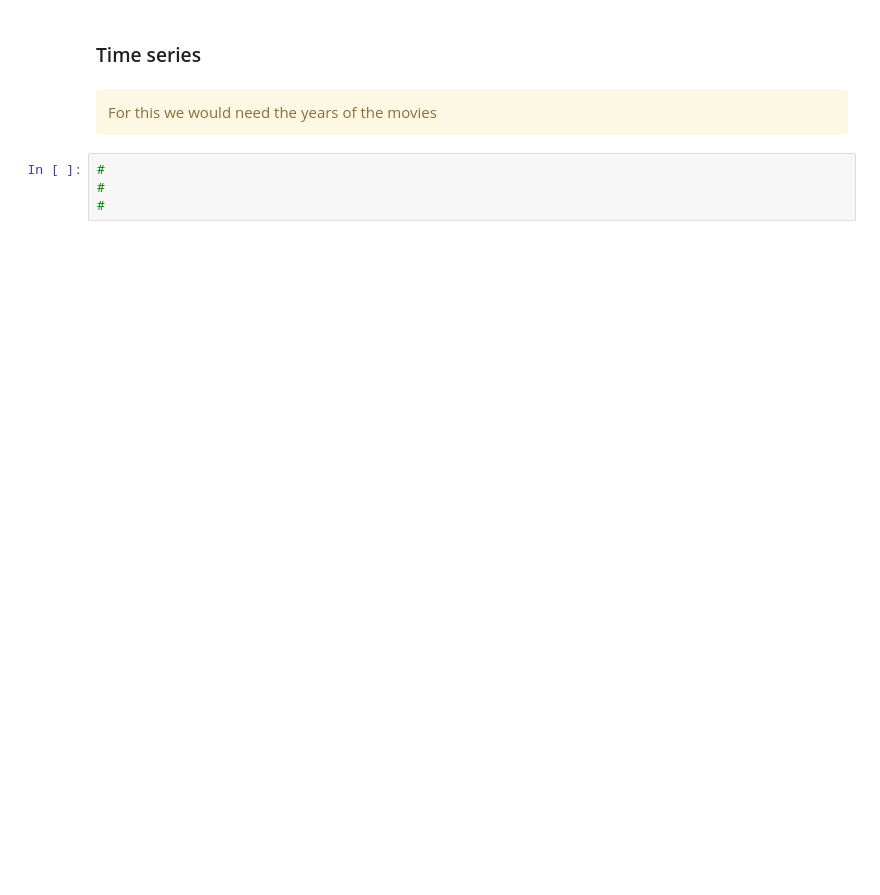
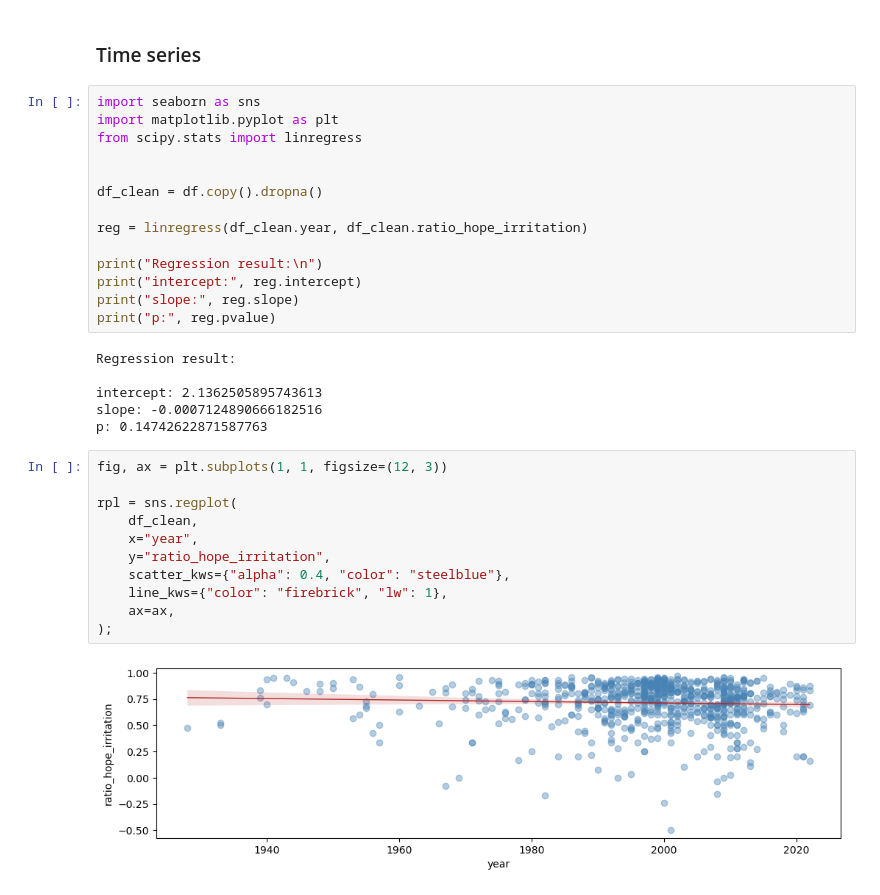
Before and after one commit to dominikpegler/computational-social-sciences, a Jupyter notebook: assignments/Assignment 3 - Diachronic analysis of movie dialogues.ipynb, the cells around one changed output. Saved outputs shown, nothing was run; the diff lists cells and outputs as text; blank space fills up the shorter version.

Commit message:
added regression and plot

```diff
--- a/assignments/Assignment 3 - Diachronic analysis of movie dialogues.ipynb
+++ b/assignments/Assignment 3 - Diachronic analysis of movie dialogues.ipynb
@@ -734,9 +736,36 @@ df.head()
 | 4 | bringingoutthedead | data/dialogs_preprocessed2/bringi... | ['first', 'draft', 'paul', 'schra... | 0.002922 | 0.000674 | 0.625000 | 1999 |
 # %% [markdown]
 ### Time series
-# %% [markdown]
-<div class="alert alert-warning">For this we would need the years of the movies</div>
-# %%
-#
-#
-#
+# %%
+import seaborn as sns
+import matplotlib.pyplot as plt
+from scipy.stats import linregress
+
+
+df_clean = df.copy().dropna()
+
+reg = linregress(df_clean.year, df_clean.ratio_hope_irritation)
+
+print("Regression result:\n")
+print("intercept:", reg.intercept)
+print("slope:", reg.slope)
+print("p:", reg.pvalue)
+# %% [output]
+Regression result:
+
+intercept: 2.1362505895743613
+slope: -0.0007124890666182516
+p: 0.14742622871587763
+# %%
+fig, ax = plt.subplots(1, 1, figsize=(12, 3))
+
+rpl = sns.regplot(
+    df_clean,
+    x="year",
+    y="ratio_hope_irritation",
+    scatter_kws={"alpha": 0.4, "color": "steelblue"},
+    line_kws={"color": "firebrick", "lw": 1},
+    ax=ax,
+);
+# %% [output]
+[figure, added]
```
Also changed, not shown: parts of 2 cells of this notebook.
